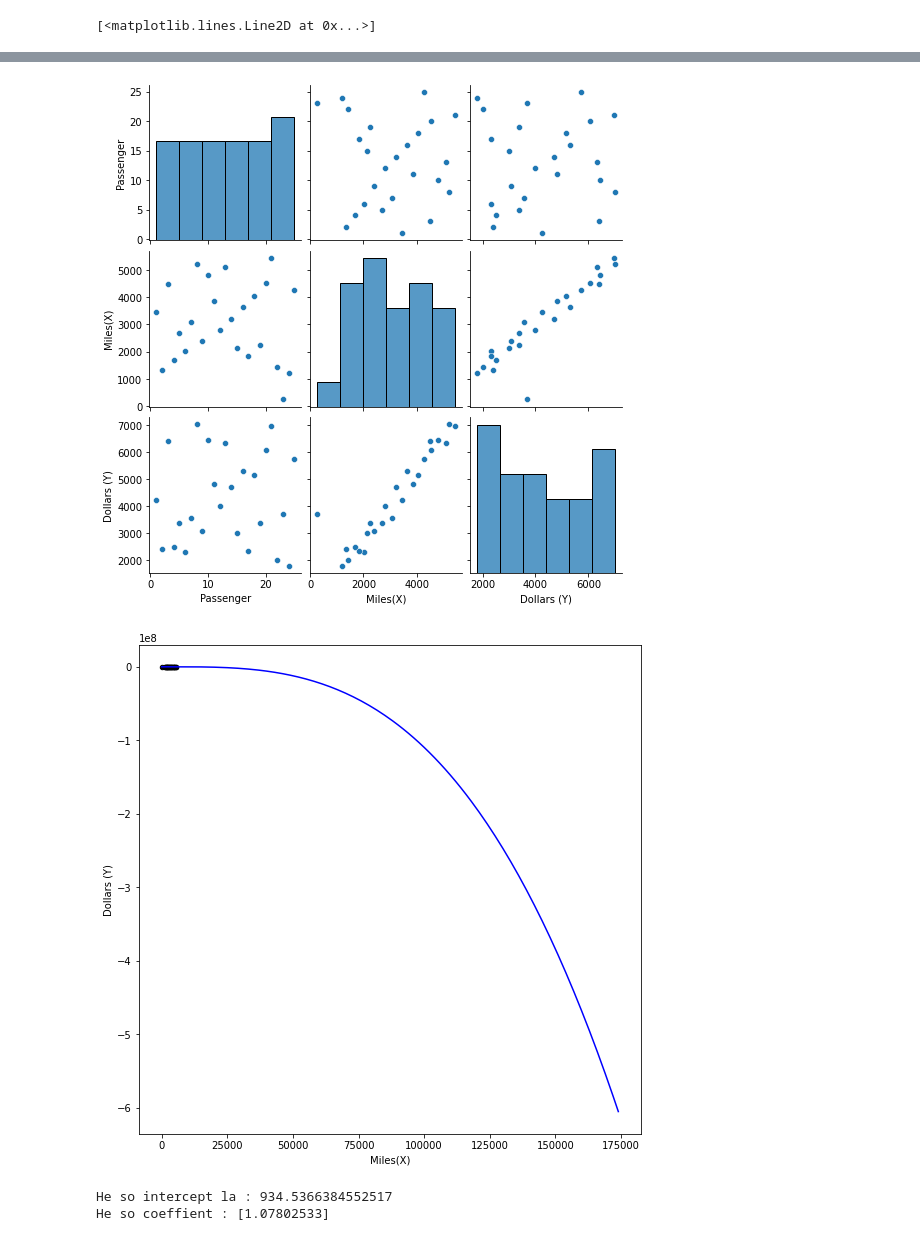
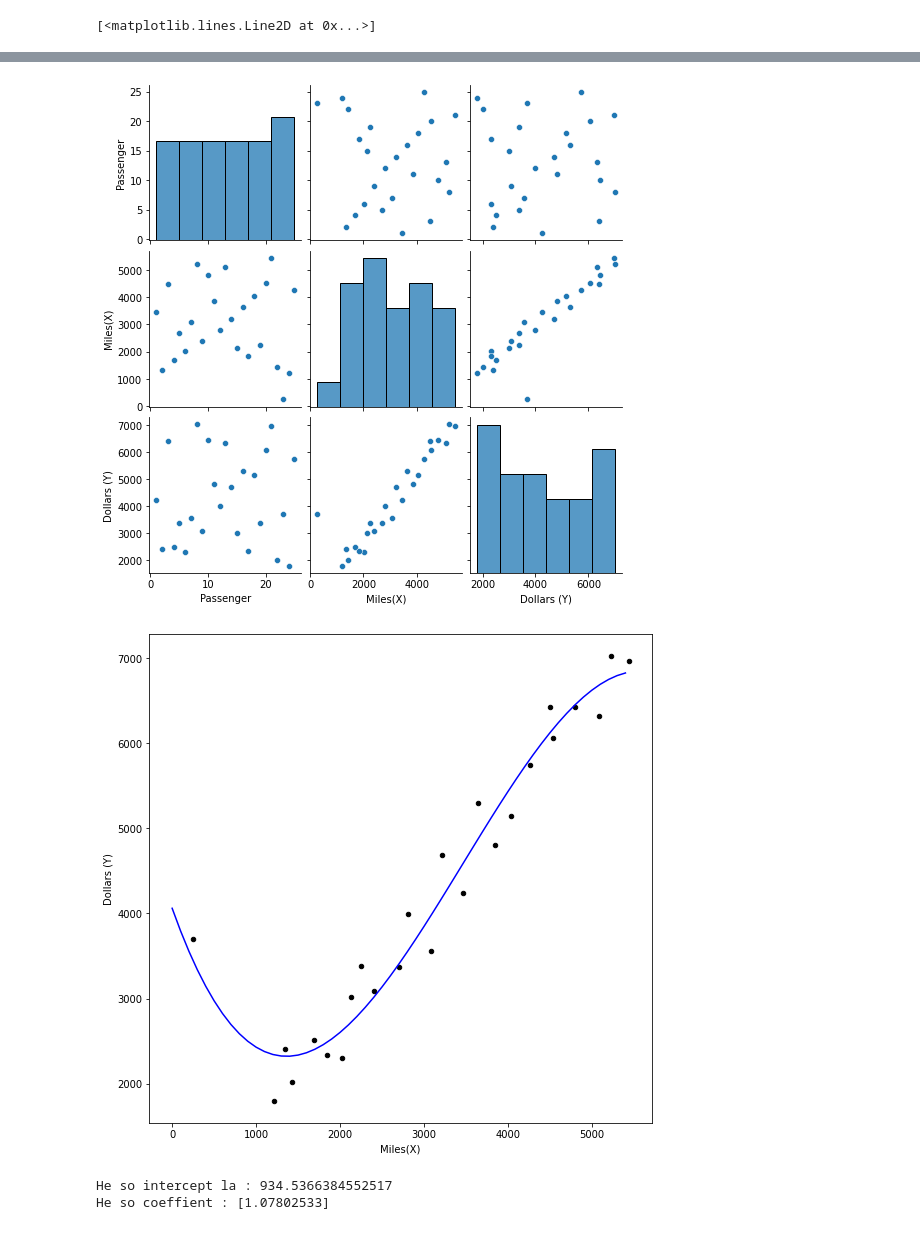
Before and after one commit to HoDoDuyDung/Colab_Code, a Jupyter notebook: HoDoDuyDung_20146235_Shampoo.ipynb, the cells around one changed output, grey strips where cells are left out. Saved outputs shown, nothing was run; the diff lists cells and outputs as text; code cells hidden in the pictures.

```diff
--- a/HoDoDuyDung_20146235_Shampoo.ipynb
+++ b/HoDoDuyDung_20146235_Shampoo.ipynb
@@ -15,35 +15,35 @@ print(correlation)
 
 import seaborn as sns
 sns.heatmap(correlation,annot=True)
 sns.pairplot(data)
 
 from sklearn import linear_model
 model = linear_model.LinearRegression()
 X = pd.DataFrame([data['Miles(X)'],data['Miles(X)']**2,data['Miles(X)']**3]).T
 model.fit(X,y=data['Dollars (Y)'])
 print('Intercept cua mo hinh :', model.intercept_)
 print('Coeffient cua mo hinh :', model.coef_)
 print('Do chinh xac cua mo hinh :', model.score(X = pd.DataFrame([data['Miles(X)'],data['Miles(X)']**2,data['Miles(X)']**3]).T, y=data['Dollars (Y)']))
 
 import numpy as np
-range = np.arange(0,175000,1000)
+range = np.arange(0,5500,100)
 X_range = pd.DataFrame([range,range**2,range**3]).T
 y_pred = model.predict(X=X_range)
 data.plot(kind = 'scatter', x = 'Miles(X)',y='Dollars (Y)',figsize=(9,9),color = 'black')
 plt.plot(range,y_pred,color='blue')
 # %% [output]
 [figure]
              Passenger  Miles(X)  Dollars (Y)
 Passenger     1.000000 -0.067441     0.050511
 Miles(X)     -0.067441  1.000000     0.921729
 Dollars (Y)   0.050511  0.921729     1.000000
 Intercept cua mo hinh : 4060.482845976633
 Coeffient cua mo hinh : [-2.77719956e+00  1.26814625e-03 -1.22050424e-07]
 Do chinh xac cua mo hinh : 0.9623891949969419
 [<matplotlib.lines.Line2D at 0x...>]
 [figure]
 [figure]
-[figure, old version]
+[figure, new version]
 # %%
 # 1 bien bac 1
 from sklearn import linear_model
```
